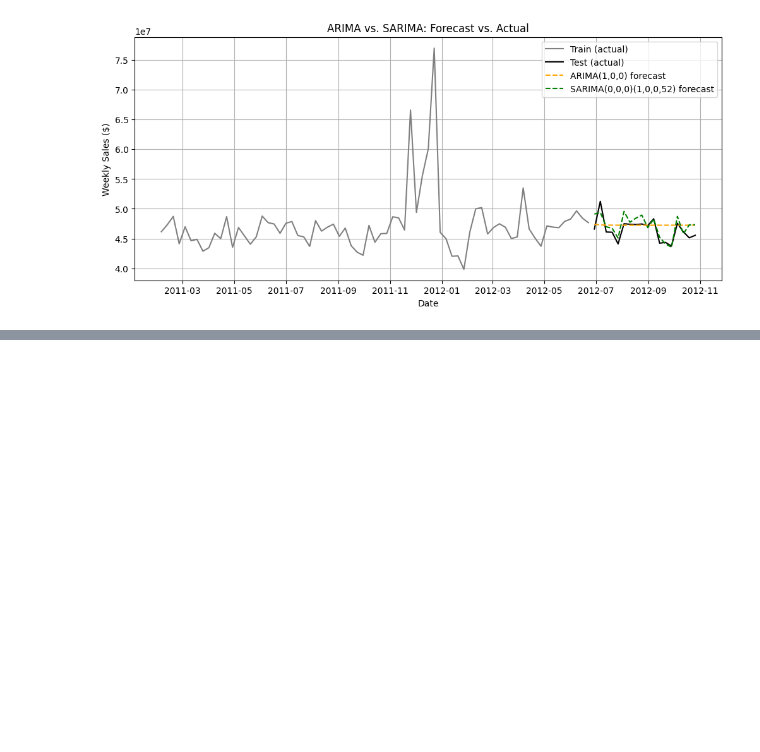
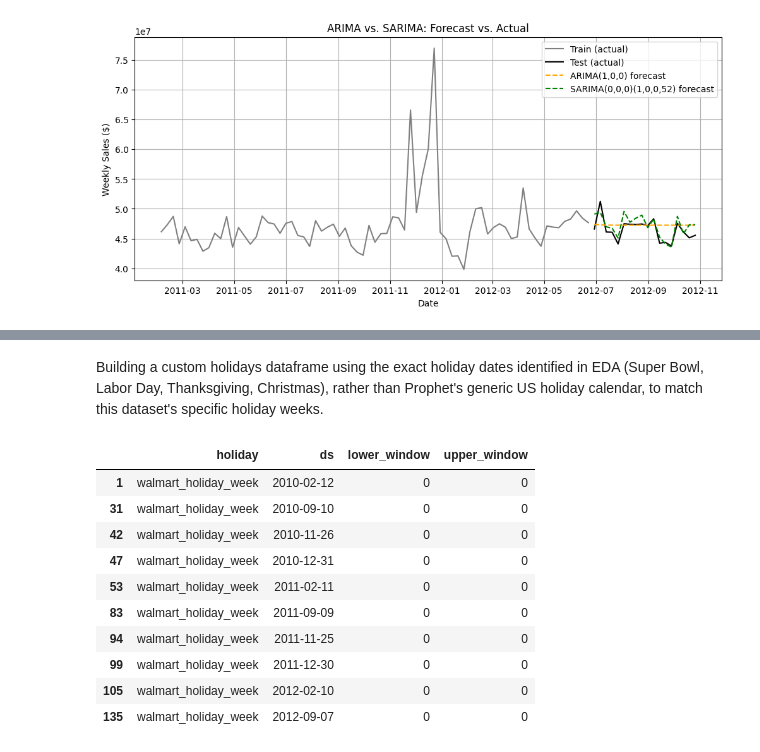
Before and after one commit to Bassey-data/Retail-sales-forecasting, a Jupyter notebook: retail_sales_forecasting.ipynb, the cells around one changed output, grey strips where cells are left out. Cells and saved outputs as stored; diff of their text form; code cells hidden in the pictures; blank space fills up the shorter version.

```diff
--- a/retail_sales_forecasting.ipynb
+++ b/retail_sales_forecasting.ipynb
@@ -720,0 +753,27 @@ plt.show()
+# %% [markdown]
+Building a custom holidays dataframe using the exact holiday dates identified in EDA
+(Super Bowl, Labor Day, Thanksgiving, Christmas), rather than Prophet's generic US
+holiday calendar, to match this dataset's specific holiday weeks.
+# %%
+holiday_dates = national[national['Holiday_Flag'] == 1]['Date']
+
+holidays_df = pd.DataFrame({
+    'holiday': 'walmart_holiday_week',
+    'ds': holiday_dates,
+    'lower_window': 0,
+    'upper_window': 0,
+})
+
+holidays_df
+# %% [output]
+|  | holiday | ds | lower_window | upper_window |
+| 1 | walmart_holiday_week | 2010-02-12 | 0 | 0 |
+| 31 | walmart_holiday_week | 2010-09-10 | 0 | 0 |
+| 42 | walmart_holiday_week | 2010-11-26 | 0 | 0 |
+| 47 | walmart_holiday_week | 2010-12-31 | 0 | 0 |
+| 53 | walmart_holiday_week | 2011-02-11 | 0 | 0 |
+| 83 | walmart_holiday_week | 2011-09-09 | 0 | 0 |
+| 94 | walmart_holiday_week | 2011-11-25 | 0 | 0 |
+| 99 | walmart_holiday_week | 2011-12-30 | 0 | 0 |
+| 105 | walmart_holiday_week | 2012-02-10 | 0 | 0 |
+| 135 | walmart_holiday_week | 2012-09-07 | 0 | 0 |
```
Also changed, not shown: parts of 9 cells of this notebook.
